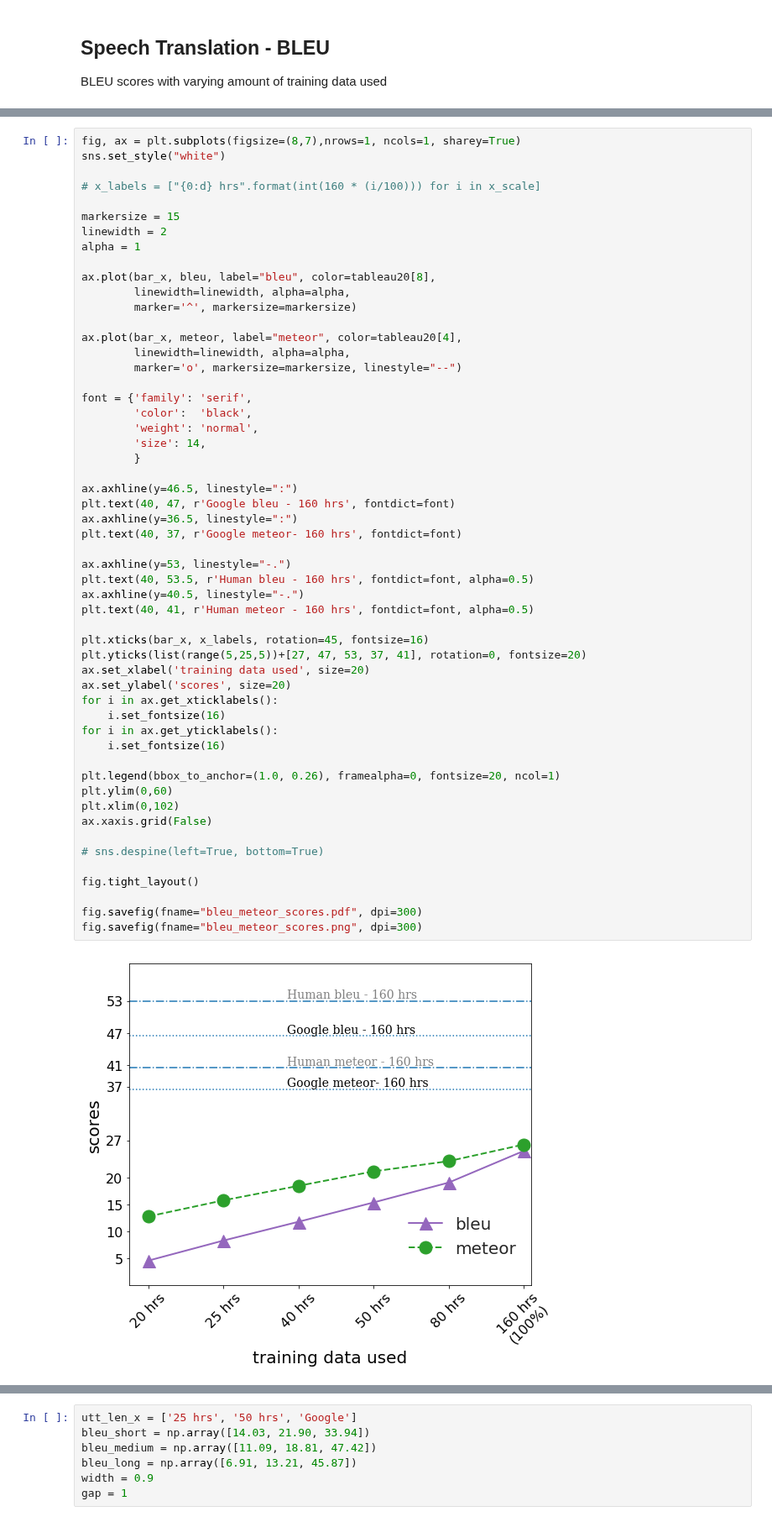
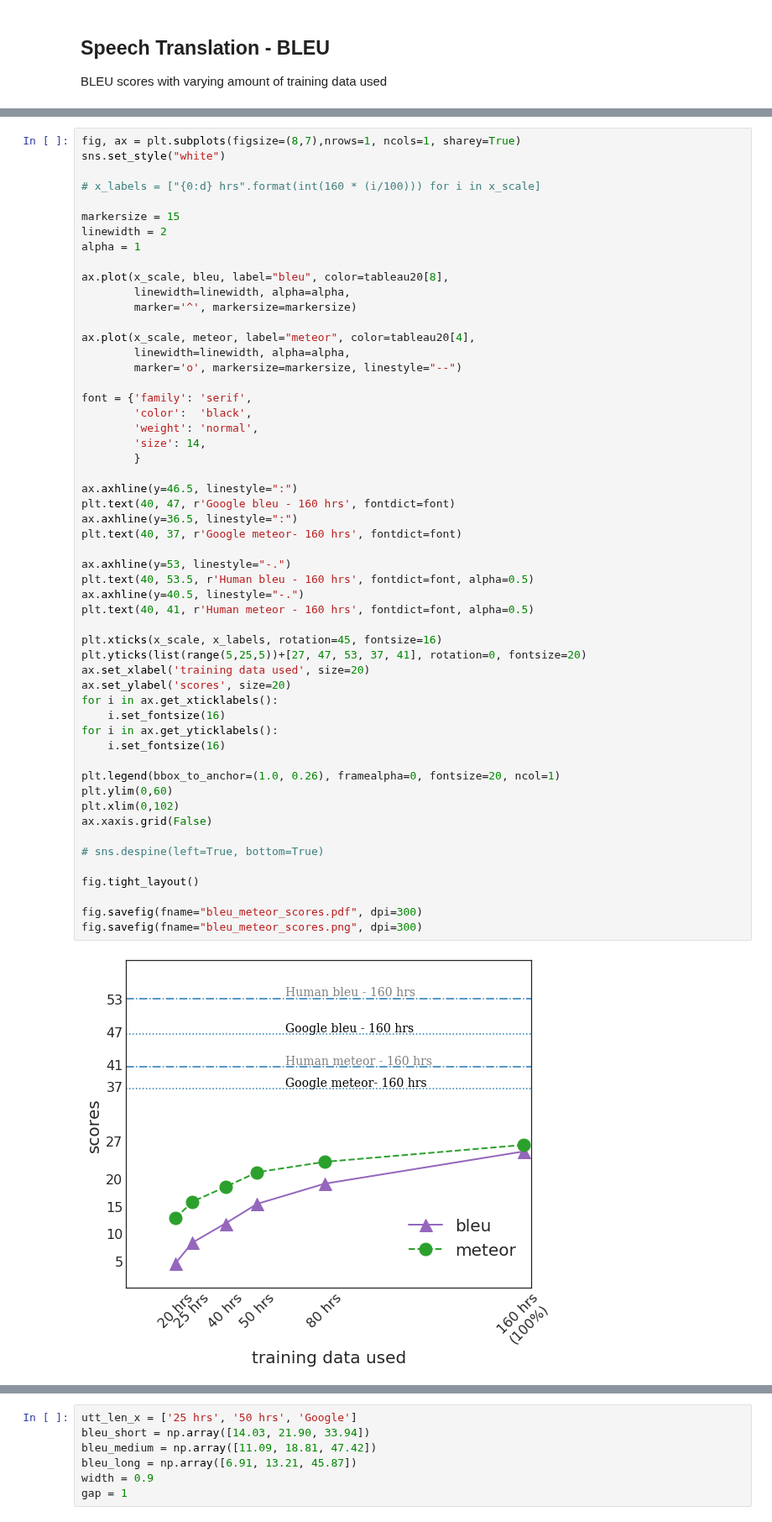
Before and after one commit to 0xSameer/speech2text, a Jupyter notebook: results.ipynb, the cells around one changed output, grey strips where cells are left out. Shown at 84% size. Drawn from its saved outputs; the diff is of its cells as text.

```diff
--- a/results.ipynb
+++ b/results.ipynb
@@ -54,11 +56,11 @@ markersize = 15
 linewidth = 2
 alpha = 1
 
-ax.plot(bar_x, bleu, label="bleu", color=tableau20[8],
+ax.plot(x_scale, bleu, label="bleu", color=tableau20[8],
         linewidth=linewidth, alpha=alpha,
         marker='^', markersize=markersize)
 
-ax.plot(bar_x, meteor, label="meteor", color=tableau20[4],
+ax.plot(x_scale, meteor, label="meteor", color=tableau20[4],
         linewidth=linewidth, alpha=alpha,
         marker='o', markersize=markersize, linestyle="--")
 
@@ -71,35 +73,35 @@ font = {'family': 'serif',
 ax.axhline(y=46.5, linestyle=":")
 plt.text(40, 47, r'Google bleu - 160 hrs', fontdict=font)
 ax.axhline(y=36.5, linestyle=":")
 plt.text(40, 37, r'Google meteor- 160 hrs', fontdict=font)
 
 ax.axhline(y=53, linestyle="-.")
 plt.text(40, 53.5, r'Human bleu - 160 hrs', fontdict=font, alpha=0.5)
 ax.axhline(y=40.5, linestyle="-.")
 plt.text(40, 41, r'Human meteor - 160 hrs', fontdict=font, alpha=0.5)
 
-plt.xticks(bar_x, x_labels, rotation=45, fontsize=16)
+plt.xticks(x_scale, x_labels, rotation=45, fontsize=16)
 plt.yticks(list(range(5,25,5))+[27, 47, 53, 37, 41], rotation=0, fontsize=20)
 ax.set_xlabel('training data used', size=20)
 ax.set_ylabel('scores', size=20)
 for i in ax.get_xticklabels():
     i.set_fontsize(16)
 for i in ax.get_yticklabels():
     i.set_fontsize(16)
 
 plt.legend(bbox_to_anchor=(1.0, 0.26), framealpha=0, fontsize=20, ncol=1)
 plt.ylim(0,60)
 plt.xlim(0,102)
 ax.xaxis.grid(False)
 
 # sns.despine(left=True, bottom=True)
 
 fig.tight_layout()
 
 fig.savefig(fname="bleu_meteor_scores.pdf", dpi=300)
 fig.savefig(fname="bleu_meteor_scores.png", dpi=300)
 # %% [output]
-[figure, old version]
+[figure, new version]
 # %%
 fig, ax = plt.subplots(figsize=(8,7),nrows=1, ncols=1, sharey=True)
 sns.set_style("white")
```
Also changed, not shown: parts of 9 cells of this notebook, 3 other files.
